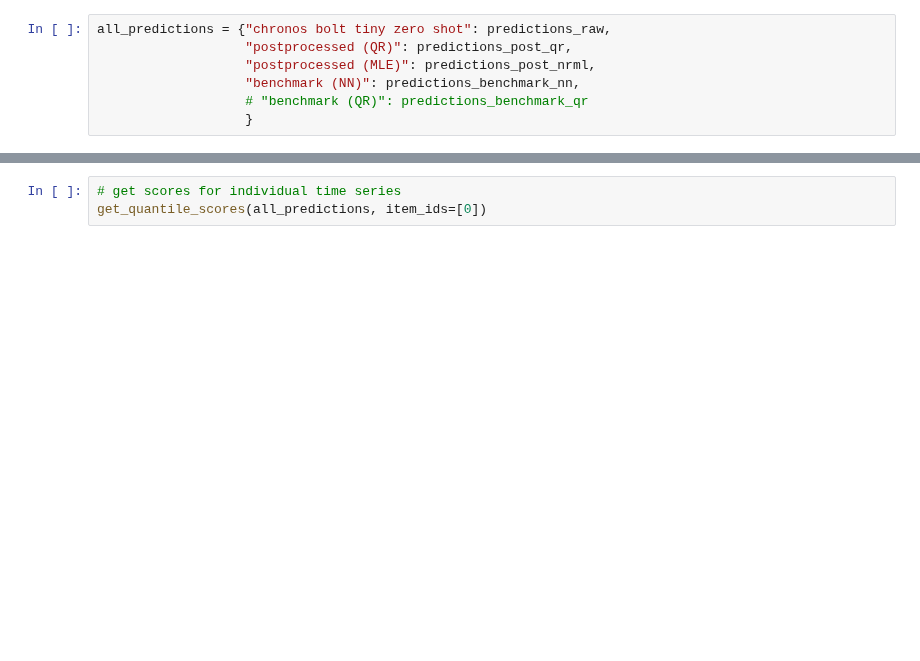
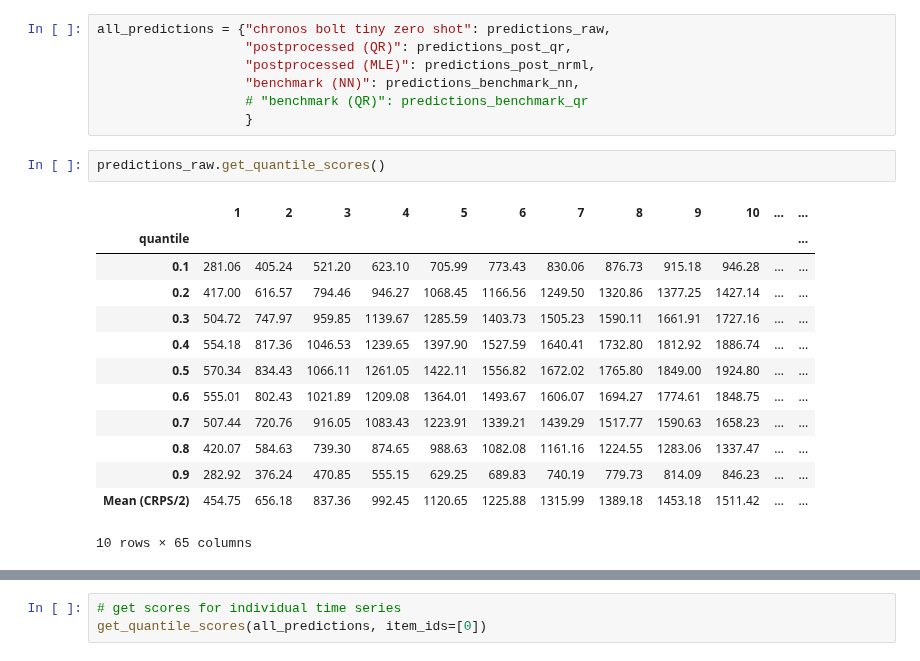
Before and after one commit to LouisSko/master-thesis, a Jupyter notebook: notebook.ipynb, the cells around one changed output, grey strips where cells are left out. Drawn from its saved outputs; the diff is of its cells as text; blank space fills up the shorter version.

```diff
--- a/notebook.ipynb
+++ b/notebook.ipynb
@@ -166,3 +166,19 @@ all_predictions = {"chronos bolt tiny zero shot": predictions_raw,
                    "benchmark (NN)": predictions_benchmark_nn,
                    # "benchmark (QR)": predictions_benchmark_qr
                    }
+# %%
+predictions_raw.get_quantile_scores()
+# %% [output]
+|  | 1 | 2 | 3 | 4 | 5 | 6 | 7 | 8 | 9 | 10 | ... | ... |
+| quantile |  |  |  |  |  |  |  |  |  |  |  | ... |
+| 0.1 | 281.06 | 405.24 | 521.20 | 623.10 | 705.99 | 773.43 | 830.06 | 876.73 | 915.18 | 946.28 | ... | ... |
+| 0.2 | 417.00 | 616.57 | 794.46 | 946.27 | 1068.45 | 1166.56 | 1249.50 | 1320.86 | 1377.25 | 1427.14 | ... | ... |
+| 0.3 | 504.72 | 747.97 | 959.85 | 1139.67 | 1285.59 | 1403.73 | 1505.23 | 1590.11 | 1661.91 | 1727.16 | ... | ... |
+| 0.4 | 554.18 | 817.36 | 1046.53 | 1239.65 | 1397.90 | 1527.59 | 1640.41 | 1732.80 | 1812.92 | 1886.74 | ... | ... |
+| 0.5 | 570.34 | 834.43 | 1066.11 | 1261.05 | 1422.11 | 1556.82 | 1672.02 | 1765.80 | 1849.00 | 1924.80 | ... | ... |
+| 0.6 | 555.01 | 802.43 | 1021.89 | 1209.08 | 1364.01 | 1493.67 | 1606.07 | 1694.27 | 1774.61 | 1848.75 | ... | ... |
+| 0.7 | 507.44 | 720.76 | 916.05 | 1083.43 | 1223.91 | 1339.21 | 1439.29 | 1517.77 | 1590.63 | 1658.23 | ... | ... |
+| 0.8 | 420.07 | 584.63 | 739.30 | 874.65 | 988.63 | 1082.08 | 1161.16 | 1224.55 | 1283.06 | 1337.47 | ... | ... |
+| 0.9 | 282.92 | 376.24 | 470.85 | 555.15 | 629.25 | 689.83 | 740.19 | 779.73 | 814.09 | 846.23 | ... | ... |
+| Mean (CRPS/2) | 454.75 | 656.18 | 837.36 | 992.45 | 1120.65 | 1225.88 | 1315.99 | 1389.18 | 1453.18 | 1511.42 | ... | ... |
+10 rows × 65 columns
```
Also changed, not shown: parts of 8 cells of this notebook, 1 other file.
